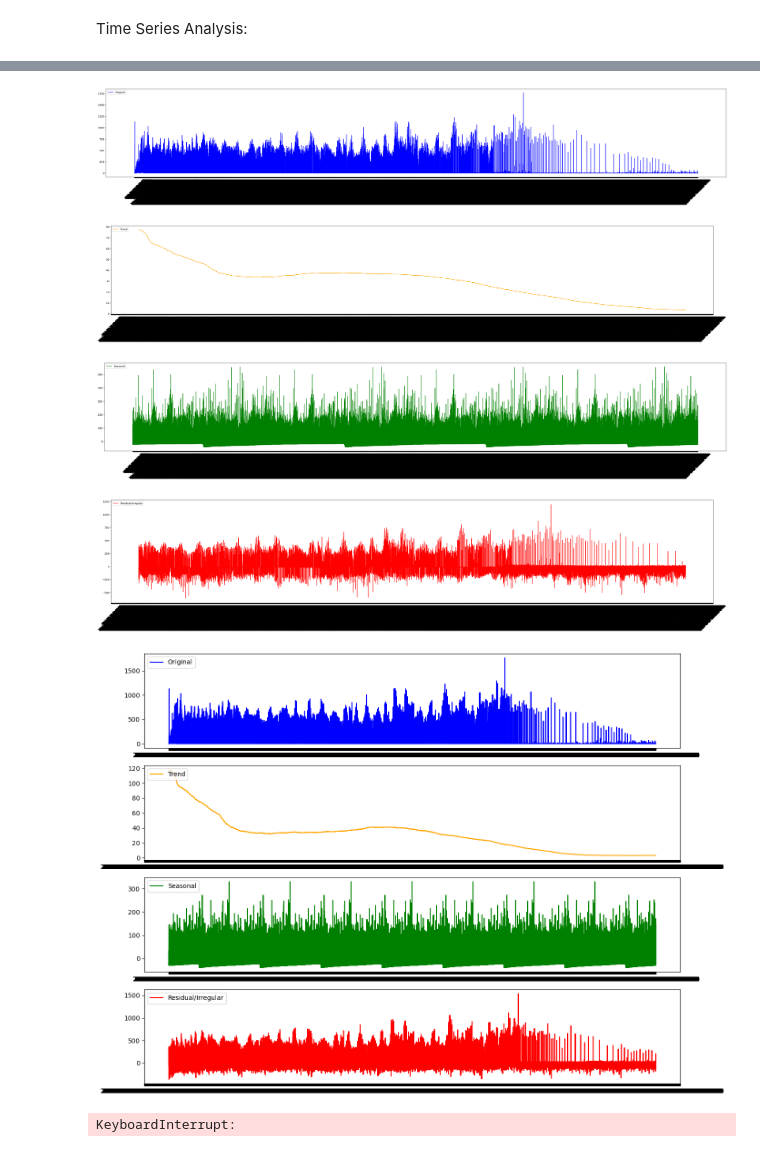
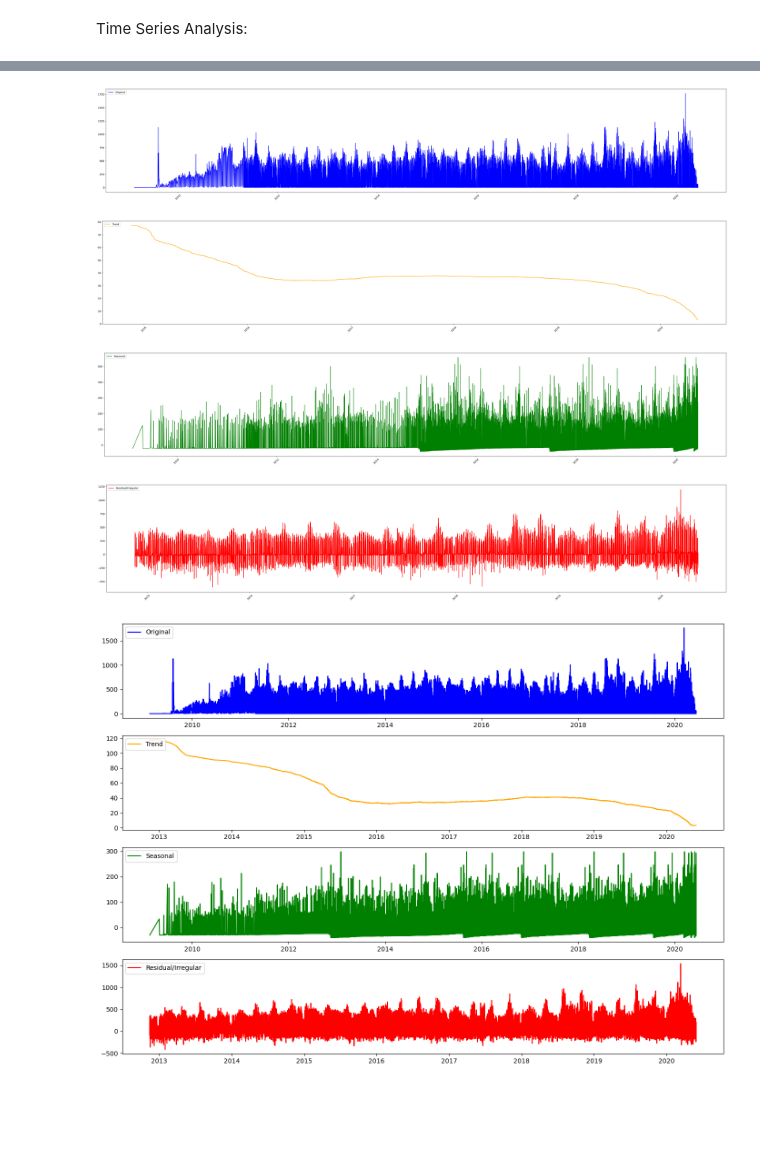
Before and after one commit to Ephrem0001/Financial-News-and-Stock-Price-Integration, a Jupyter notebook: notebooks/raw_analyst_notebook/raw_analyst_ratings.ipynb, the cells around one changed output, grey strips where cells are left out. Saved outputs shown, nothing was run; the diff lists cells and outputs as text; code cells hidden in the pictures; blank space fills up the shorter version.

```diff
--- a/notebooks/raw_analyst_notebook/raw_analyst_ratings.ipynb
+++ b/notebooks/raw_analyst_notebook/raw_analyst_ratings.ipynb
@@ -15,5 +15,4 @@ import matplotlib.pyplot as plt
 import seaborn as sns
 from statsmodels.tsa.seasonal import seasonal_decompose
 # %%
-df = pd.read_csv(r'C:\Users\ephre\Documents\Financial News and Stock Price Integration\data\raw_analyst_ratings.csv\raw_analyst_ratings.csv', parse_dates=['date'])
-df["date"].sort_values()
+df = pd.read_csv(r'C:\Users\ephre\Documents\Financial News and Stock Price Integration\data\raw_analyst_ratings\raw_analyst_ratings.csv', parse_dates=['date'])
@@ -68,0 +77,4 @@ Length: 39957, dtype: int64
+# %%
+df['date'] = pd.to_datetime(df['date'], utc=True)  # Convert to UTC time zone
+daily_headlines = df.groupby('date').size()
+daily_headlines
@@ -174,7 +192,7 @@ plt.xticks(rotation=45)
 plt.tight_layout()
 plt.show()
 # %% [output]
-[figure, old version]
+[figure, new version]
 # %%
 plt.figure(figsize=(35, 25))
 decomposition = seasonal_decompose( time_series_data['Headlines_Count'], model='additive', period=10000)
@@ -187,7 +205,7 @@ plt.xticks(rotation=45)
 plt.tight_layout()
 plt.show()
 # %% [output]
-[figure, old version]
+[figure, new version]
 # %%
 plt.figure(figsize=(35, 25))
 plt.subplot(413)
@@ -198,7 +216,7 @@ plt.xticks(rotation=45)
 plt.tight_layout()
 plt.show()
 # %% [output]
-[figure, old version]
+[figure, new version]
 # %%
 plt.figure(figsize=(35, 25))
 plt.subplot(414)
@@ -209,11 +227,11 @@ plt.xticks(rotation=45)
 plt.tight_layout()
 plt.show()
 # %% [output]
-[figure, old version]
+[figure, new version]
 # %%
 # Simulating data
 np.random.seed(0)
-dates = pd.date_range(start="2009-02-14", end="2010-02-14", freq='D')
+dates = pd.date_range(start="2009-02", end="2010-02", freq='D')
 headline_counts = np.random.poisson(lam=5, size=len(dates))  # Simulate headline counts
 
 # Creating a DataFrame
@@ -221,70 +239,31 @@ simulated_data = pd.DataFrame({'Date': dates, 'Headlines_Count': headline_counts
 
 # Set 'Date' as index
 simulated_data.set_index('Date', inplace=True)
 
 # Perform seasonal decomposition
 decomposition = seasonal_decompose(time_series_data['Headlines_Count'], model='additive', period=5000)
 
 # Plotting the components
 plt.figure(figsize=(14, 10))
 
 plt.subplot(411)
 plt.plot(time_series_data['Headlines_Count'], label='Original', color='blue')
 plt.legend(loc='upper left')
 
 plt.subplot(412)
 plt.plot(decomposition.trend, label='Trend', color='orange')
 plt.legend(loc='upper left')
 
 plt.subplot(413)
 plt.plot(decomposition.seasonal, label='Seasonal', color='green')
 plt.legend(loc='upper left')
 
 
 plt.subplot(414)
 plt.plot(decomposition.resid, label='Residual/Irregular', color='red')
 plt.legend(loc='upper left')
 
 plt.tight_layout()
 plt.show()
 # %% [output]
-[figure, old version]
+[figure, new version]
-# %%
-# Simulating data
-np.random.seed(0)
-dates = pd.date_range(start="2010-02-14", end="2011-02-14", freq='D')
-headline_counts = np.random.poisson(lam=5, size=len(dates))  # Simulate headline counts
-
-# Creating a DataFrame
-simulated_data = pd.DataFrame({'Date': dates, 'Headlines_Count': headline_counts})
-
-# Set 'Date' as index
-simulated_data.set_index('Date', inplace=True)
-
-# Perform seasonal decomposition
-decomposition = seasonal_decompose(time_series_data['Headlines_Count'], model='additive', period=5000)
-
-# Plotting the components
-plt.figure(figsize=(14, 10))
-
-plt.subplot(411)
-plt.plot(time_series_data['Headlines_Count'], label='Original', color='blue')
-plt.legend(loc='upper left')
-
-plt.subplot(412)
-plt.plot(decomposition.trend, label='Trend', color='orange')
-plt.legend(loc='upper left')
-
-plt.subplot(413)
-plt.plot(decomposition.seasonal, label='Seasonal', color='green')
-plt.legend(loc='upper left')
-
-
-plt.subplot(414)
-plt.plot(decomposition.resid, label='Residual/Irregular', color='red')
-plt.legend(loc='upper left')
-
-plt.tight_layout()
-plt.show()
-# %% [output]
-KeyboardInterrupt:
```
Also changed, not shown: parts of 27 cells of this notebook, 1 other file.
